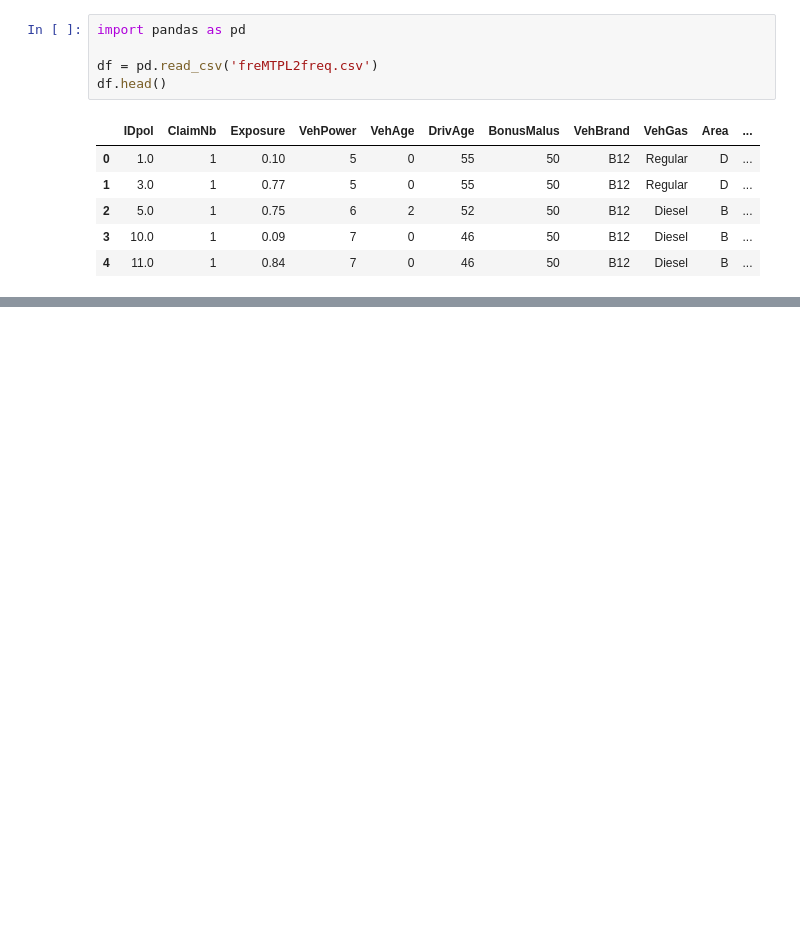
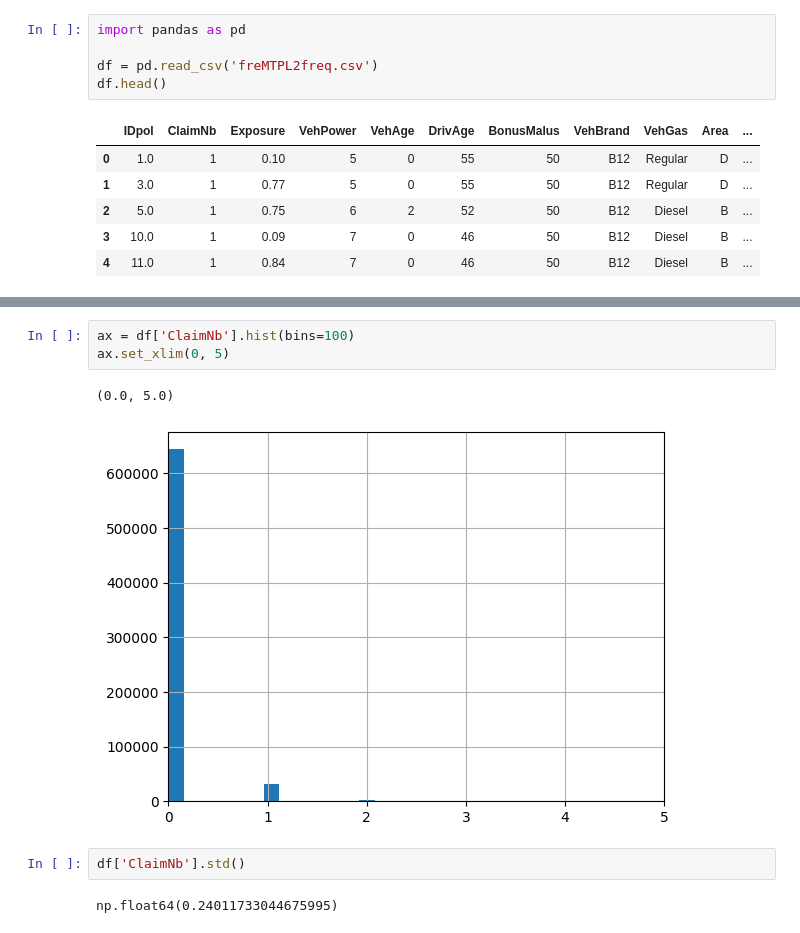
Before and after one commit to Addes4/data-workshops, a Jupyter notebook: data/2026-W07/starter.ipynb, the cells around one changed output, grey strips where cells are left out. Cells and saved outputs as stored; diff of their text form; blank space fills up the shorter version.

```diff
--- a/data/2026-W07/starter.ipynb
+++ b/data/2026-W07/starter.ipynb
@@ -106,0 +162,10 @@ df.head()
+# %%
+ax = df['ClaimNb'].hist(bins=100)
+ax.set_xlim(0, 5)
+# %% [output]
+(0.0, 5.0)
+[figure, added]
+# %%
+df['ClaimNb'].std()
+# %% [output]
+np.float64(0.24011733044675995)
```
Also changed, not shown: parts of 8 cells of this notebook.
